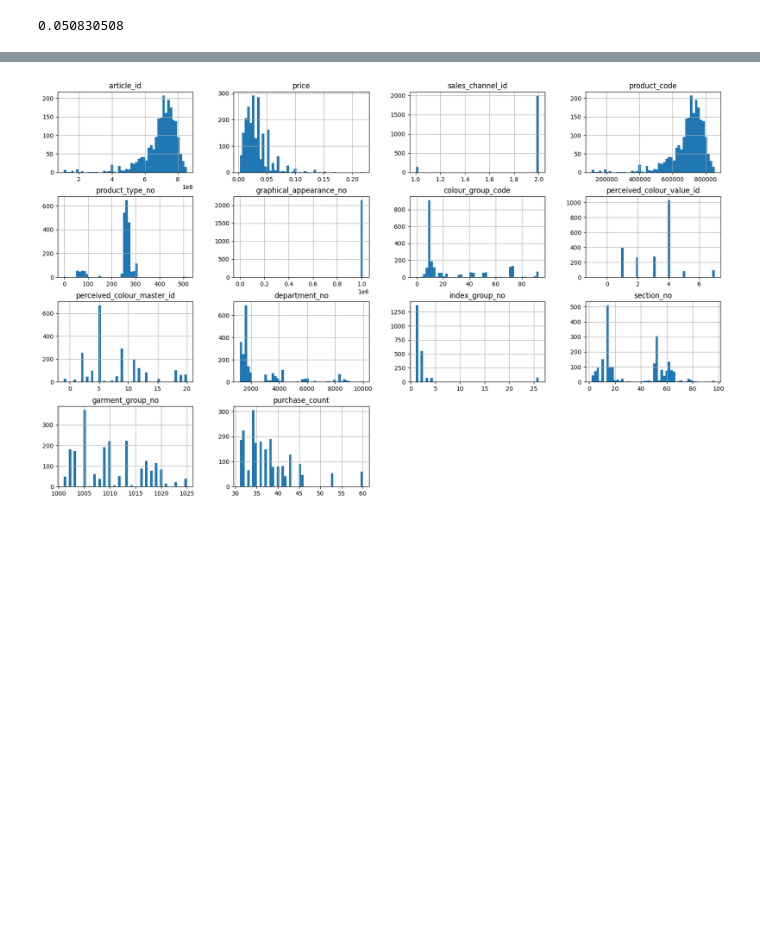
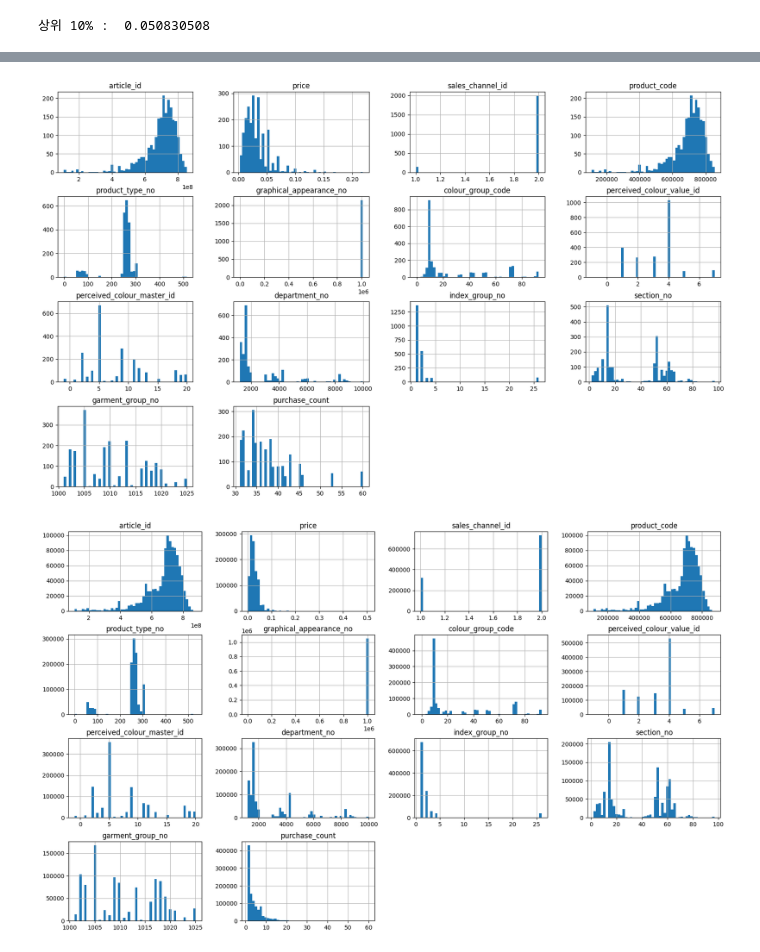
Before and after one commit to Be4hape/10th, a Jupyter notebook: project_cusmos/test2.ipynb, the cells around one changed output, grey strips where cells are left out. Saved outputs shown, nothing was run; the diff lists cells and outputs as text; code cells hidden in the pictures; blank space fills up the shorter version.

```diff
--- a/project_cusmos/test2.ipynb
+++ b/project_cusmos/test2.ipynb
@@ -58,33 +63,39 @@ vip그룹      :  95495
 # %%
+#전체 데이터, x축 가격, y축 구매횟수
 TnA["price"].hist(bins = 50)
 plt.xlabel("price")
 plt.ylabel("count")
 
 price_exps = TnA["price"].quantile(0.9) #상위 10%
-print(price_exps)
+print("상위 10% : ", price_exps)
 
 
 TnA_top10p = TnA.loc[TnA["price"] >= price_exps] # 매출 상위 10%의 결제 양상 : 일반 사람들과 비슷함
 axes1 = TnA_top10p.hist(
     bins = 50,
     figsize = (20, 12)
 )
 axes2 = TnA_10.hist( #10~20번 구매한 사람들
     bins = 50,
     figsize = (20, 12)
 )
 axes3 = TnA_20.hist( #21~30번 구매한 사람들
     bins = 50,
     figsize = (20, 12)
 )
 axes4 = TnA_30.hist( #30번 이상 구매한 사람들
     bins = 50,
     figsize = (20, 12)
 )
+axes5 = TnA.hist( # 전체 데이터
+    bins = 50,
+    figsize = (20, 12)
+)
 # %% [output]
-0.050830508
+상위 10% :  0.050830508
 [figure]
 [figure]
 [figure]
 [figure]
 [figure]
+[figure, added]
```
Also changed, not shown: parts of 1 cell of this notebook, 4 other files.
